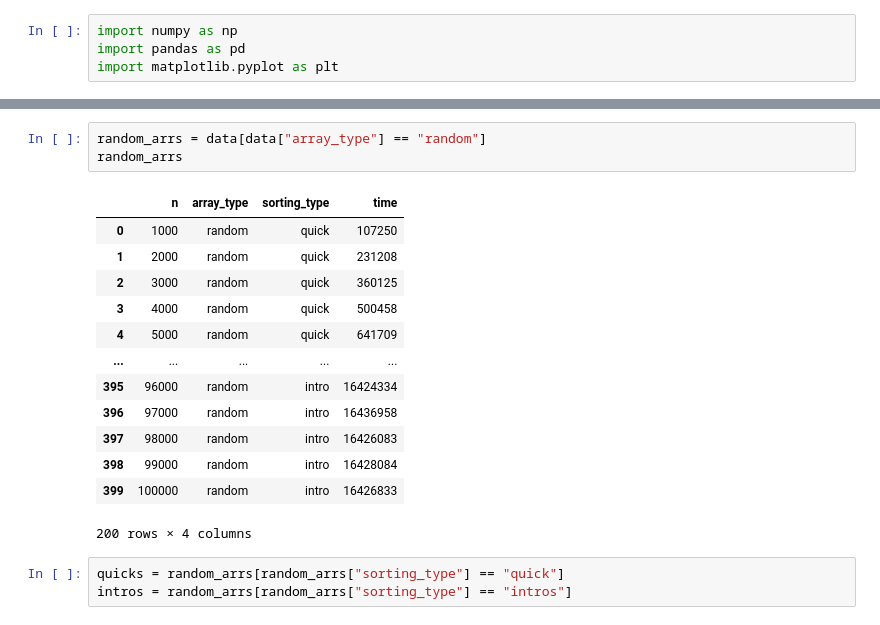
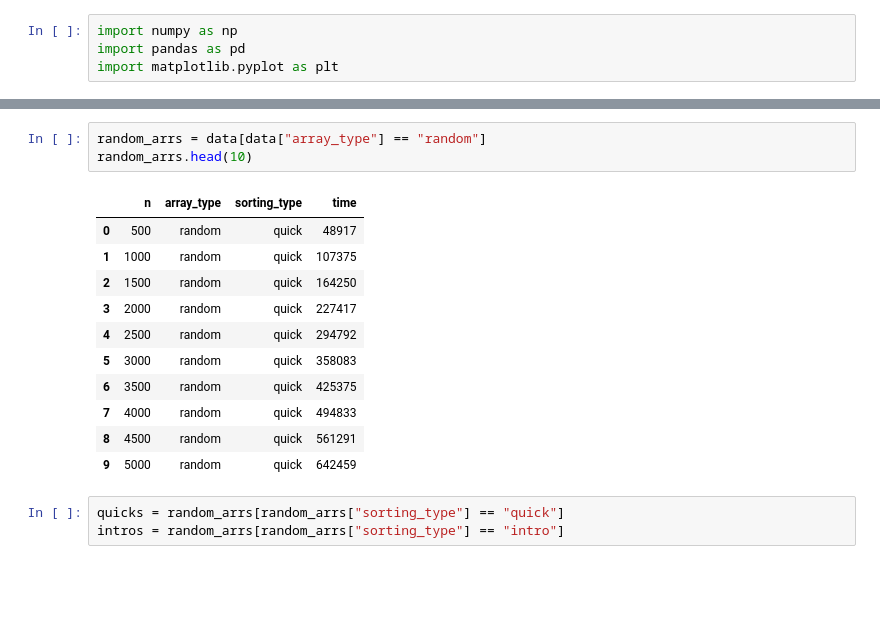
Before and after one commit to Babushkin05/HSE_SE_ALGO, a Jupyter notebook: BDZ3/A3/visualize.ipynb, the cells around one changed output, grey strips where cells are left out. Cells and saved outputs as stored; diff of their text form; blank space fills up the shorter version.

```diff
--- a/BDZ3/A3/visualize.ipynb
+++ b/BDZ3/A3/visualize.ipynb
@@ -22,20 +22,18 @@ data
 # %%
 random_arrs = data[data["array_type"] == "random"]
-random_arrs
+random_arrs.head(10)
 # %% [output]
 |  | n | array_type | sorting_type | time |
-| 0 | 1000 | random | quick | 107250 |
-| 1 | 2000 | random | quick | 231208 |
-| 2 | 3000 | random | quick | 360125 |
-| 3 | 4000 | random | quick | 500458 |
-| 4 | 5000 | random | quick | 641709 |
-| ... | ... | ... | ... | ... |
-| 395 | 96000 | random | intro | 16424334 |
-| 396 | 97000 | random | intro | 16436958 |
-| 397 | 98000 | random | intro | 16426083 |
-| 398 | 99000 | random | intro | 16428084 |
-| 399 | 100000 | random | intro | 16426833 |
+| 0 | 500 | random | quick | 48917 |
+| 1 | 1000 | random | quick | 107375 |
+| 2 | 1500 | random | quick | 164250 |
+| 3 | 2000 | random | quick | 227417 |
+| 4 | 2500 | random | quick | 294792 |
+| 5 | 3000 | random | quick | 358083 |
+| 6 | 3500 | random | quick | 425375 |
+| 7 | 4000 | random | quick | 494833 |
+| 8 | 4500 | random | quick | 561291 |
+| 9 | 5000 | random | quick | 642459 |
-200 rows × 4 columns
 # %%
 quicks = random_arrs[random_arrs["sorting_type"] == "quick"]
-intros = random_arrs[random_arrs["sorting_type"] == "intros"]
+intros = random_arrs[random_arrs["sorting_type"] == "intro"]
```
Also changed, not shown: parts of 5 cells of this notebook, 3 other files.
